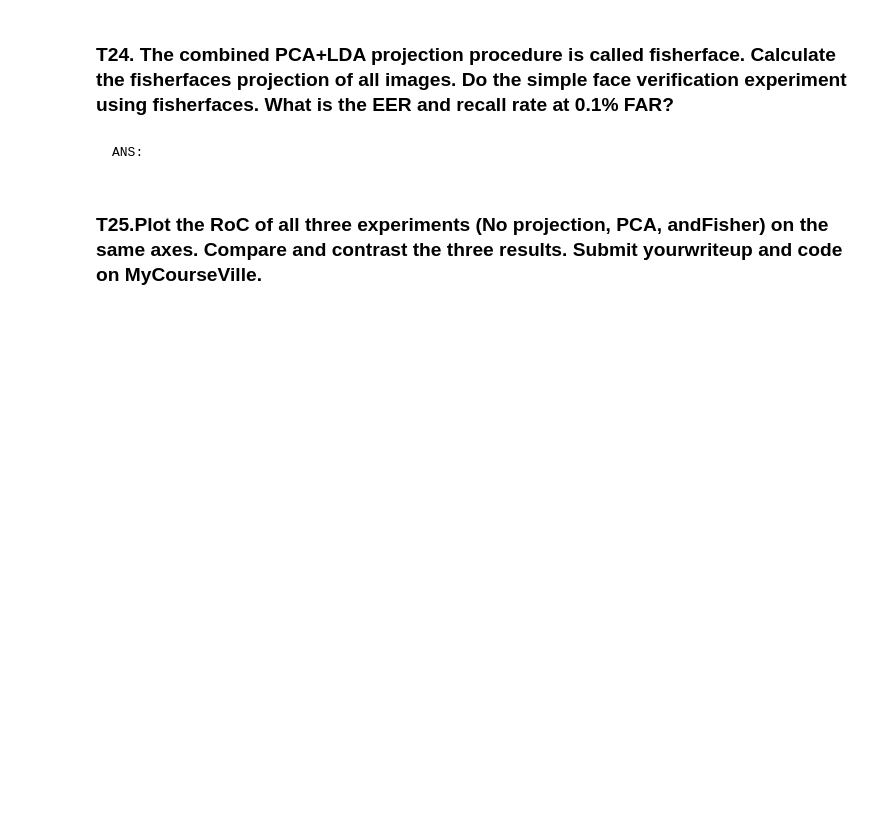
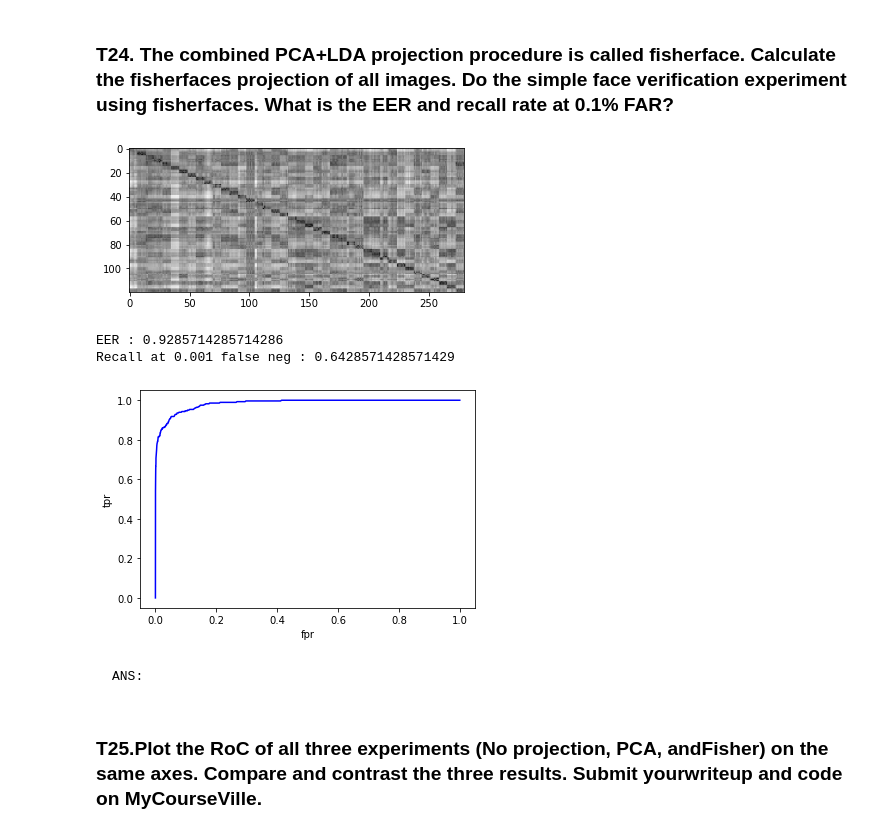
Before and after one commit to Bee0Theepob/Pattern, a Jupyter notebook: HW3/HW3_Fisherfaces(student).ipynb, the cells around one changed output. Cells and saved outputs as stored; diff of their text form; code cells hidden in the pictures; blank space fills up the shorter version.

```diff
--- a/HW3/HW3_Fisherfaces(student).ipynb
+++ b/HW3/HW3_Fisherfaces(student).ipynb
@@ -648,10 +642,10 @@ test_reduce_dimension()
 # %%
 # TODO: Get similarity matrix of T_reduced and D_reduced
 print("T_reduced-D_reduced")
-similarity_matrix = generate_similarity_matrix(T_reduced,D_reduced)
-plt.imshow(similarity_matrix, cmap = 'gray')
+similarity_matrix_PCA = generate_similarity_matrix(T_reduced,D_reduced)
+plt.imshow(similarity_matrix_PCA, cmap = 'gray')
 plt.show()
-plot_roc(similarity_matrix)
+plot_roc(similarity_matrix_PCA)
 # %% [output]
 T_reduced-D_reduced
 [figure]
@@ -780,3 +800,21 @@ n_dim = ...
+# %%
+# INSERT CODE HERE
+T_lda=calculate_projection_vectors(T_lda.reshape(120,-1), global_mean, lda_eigenvectors)
+D_lda=calculate_projection_vectors(D_lda.reshape(280,-1), global_mean, lda_eigenvectors)
+
+
+similarity_matrix_lda = generate_similarity_matrix(T_reduced[:,:k],D_reduced[:,:k])
+tpr_list,fpr_list,fnr_list,tnr_list=calculate_roc(similarity_matrix_lda)
+plt.imshow(similarity_matrix_lda, cmap = 'gray')
+plt.show()
+eer=tpr_list[np.argmin(np.abs(fpr_list - fnr_list))]
+print("EER :",eer)
+print("Recall at 0.001 false neg :",tpr_list[np.argmin(np.abs(fpr_list - 0.001))])
+# %% [output]
+[figure, added]
+EER : 0.9285714285714286
+Recall at 0.001 false neg : 0.6428571428571429
+[figure, added]
 # %% [markdown]
     ANS:
 # %% [markdown]
```
Also changed, not shown: parts of 27 cells of this notebook, 1 other file.
